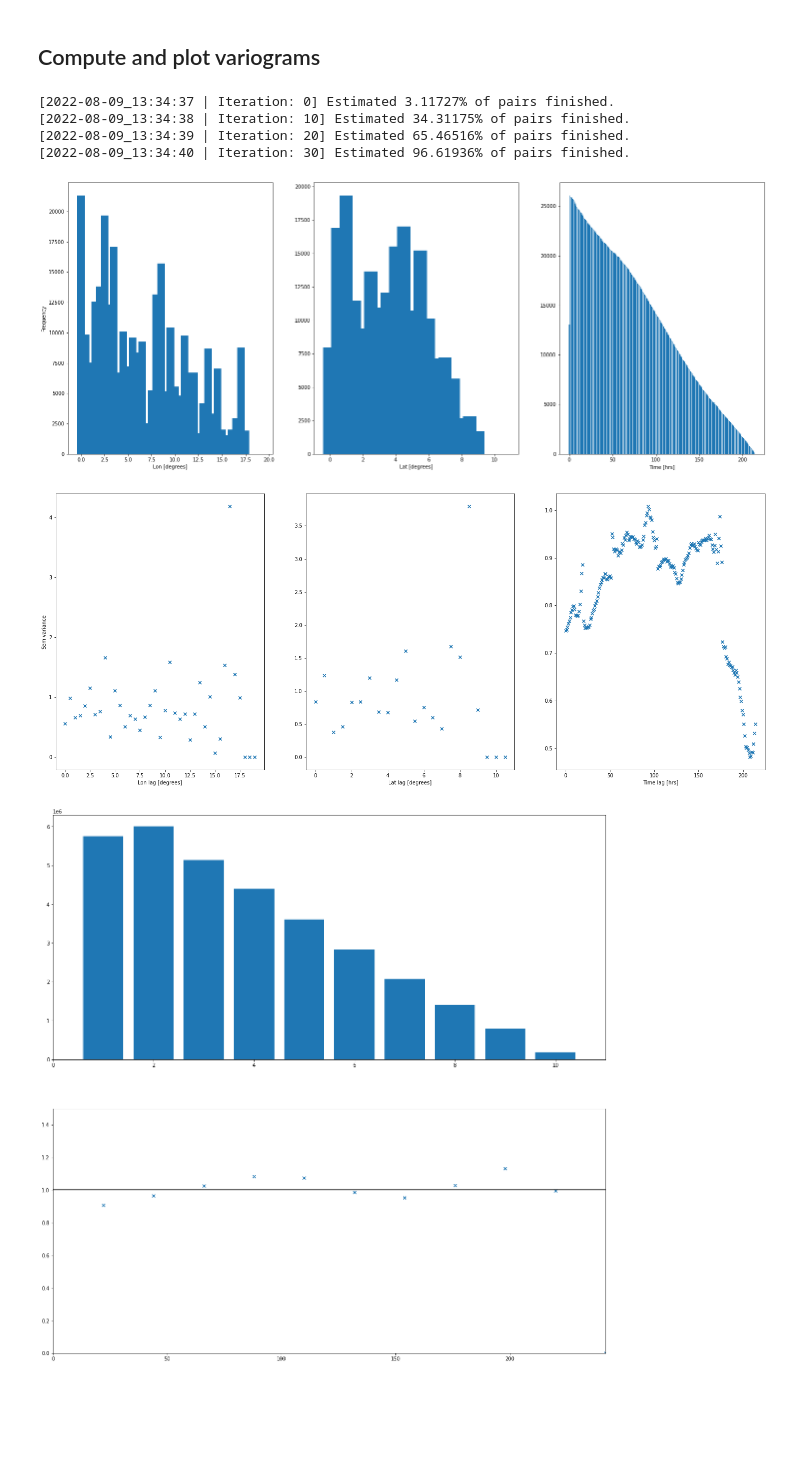
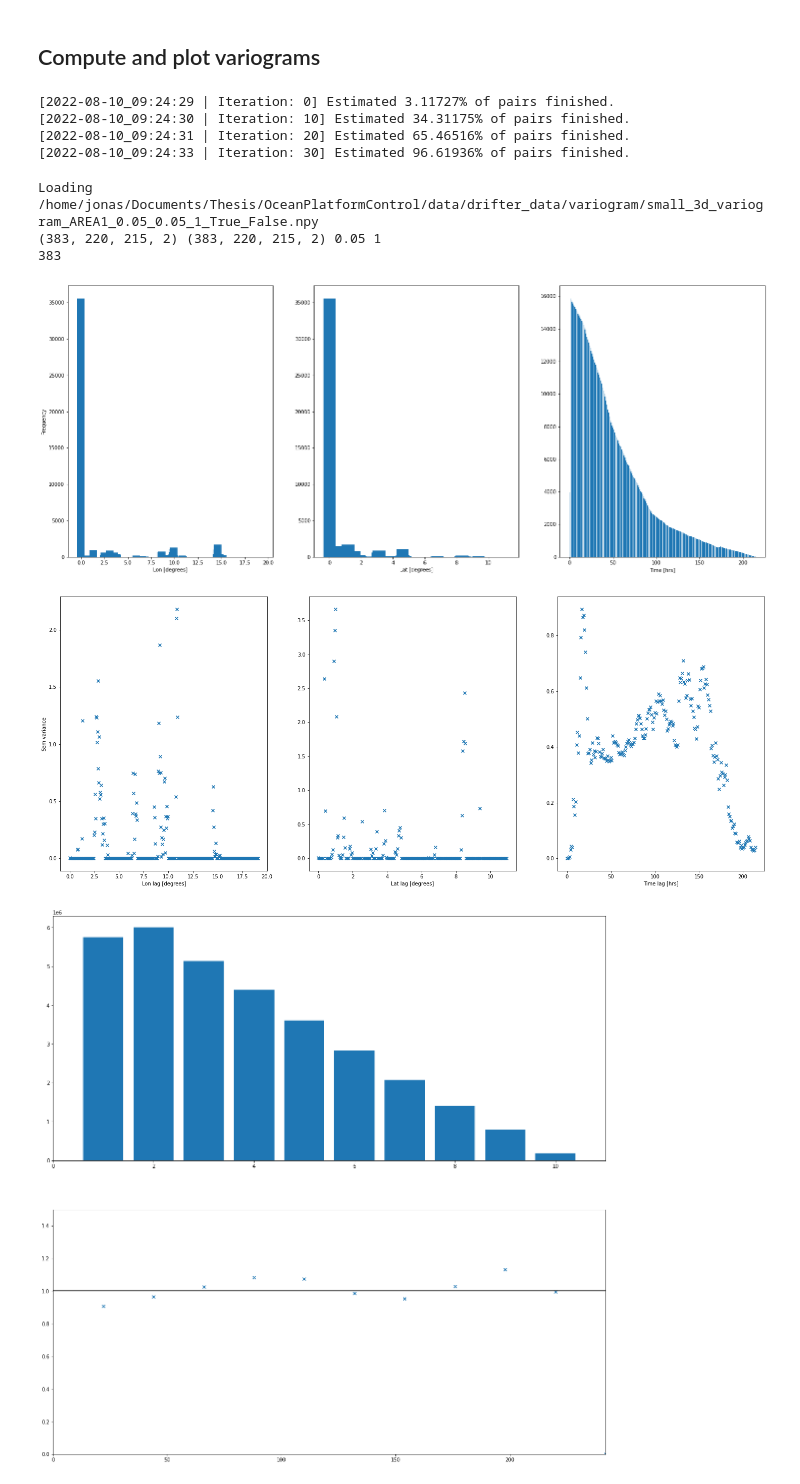
Before and after one commit to MariusWiggert/OceanPlatformControl, a Jupyter notebook: ocean_navigation_simulator/generative_error_model/test_variogram.ipynb, the cells around one changed output. Cells and saved outputs as stored; diff of their text form; code cells hidden in the pictures; blank space fills up the shorter version.

Commit message:
updated variogram notebook with Variogram and VisualizeVariogram, which support reading variogram from file

```diff
--- a/ocean_navigation_simulator/generative_error_model/test_variogram.ipynb
+++ b/ocean_navigation_simulator/generative_error_model/test_variogram.ipynb
@@ -76,22 +79,28 @@ display(time)
 ## Compute and plot variograms
 # %%
 # Variogram calculation
-V = VariogramAnalysis(data)
+V = Variogram(data)
 V.detrend(detrend_var="lat", num_bins=1)
-bins, bins_count = V.build_variogram_gen((0.5,0.5,1), 4, chunk_size=int(1e6),\
-    detrended=True, cross_buoy_pairs_only=True)
+bins, bins_count = V.build_variogram_gen((0.05,0.05,1), num_workers=4, chunk_size=int(1e6),\
+    detrended=True, cross_buoy_pairs_only=False)
 # %% [output]
-[2022-08-09_13:34:37 | Iteration: 0] Estimated 3.11727% of pairs finished.
-[2022-08-09_13:34:38 | Iteration: 10] Estimated 34.31175% of pairs finished.
-[2022-08-09_13:34:39 | Iteration: 20] Estimated 65.46516% of pairs finished.
-[2022-08-09_13:34:40 | Iteration: 30] Estimated 96.61936% of pairs finished.
+[2022-08-10_09:24:29 | Iteration: 0] Estimated 3.11727% of pairs finished.
+[2022-08-10_09:24:30 | Iteration: 10] Estimated 34.31175% of pairs finished.
+[2022-08-10_09:24:31 | Iteration: 20] Estimated 65.46516% of pairs finished.
+[2022-08-10_09:24:33 | Iteration: 30] Estimated 96.61936% of pairs finished.
 # %%
+# reading from file
+Vvis = VisualizeVariogram(variogram=None)
+Vvis.read_variogram_from_file()
 tol = [5, 5, 3]
-V.plot_histograms(tol=tol)
-V.plot_variograms(variable="v", tol=tol)
+Vvis.plot_histograms(tol=tol)
+Vvis.plot_variograms(variable="v", tol=tol)
 # %% [output]
+Loading /home/jonas/Documents/Thesis/OceanPlatformControl/data/drifter_data/variogram/small_3d_variogram_AREA1_0.05_0.05_1_True_False.npy
+(383, 220, 215, 2) (383, 220, 215, 2) 0.05 1
+383
-[figure, old version]
+[figure, new version]
-[figure, old version]
+[figure, new version]
 # %%
 # plot combined histogram by taking euclidean distance to compute lag scalar
 total_bins_count = V.total_bins_count
```
Also changed, not shown: parts of 1 cell of this notebook, 3 other files.
